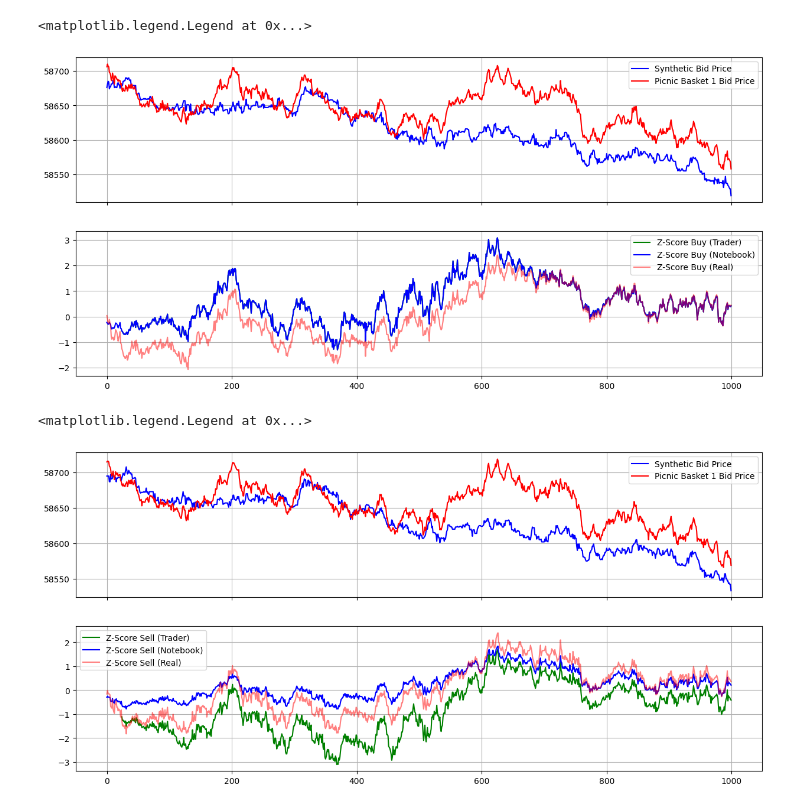
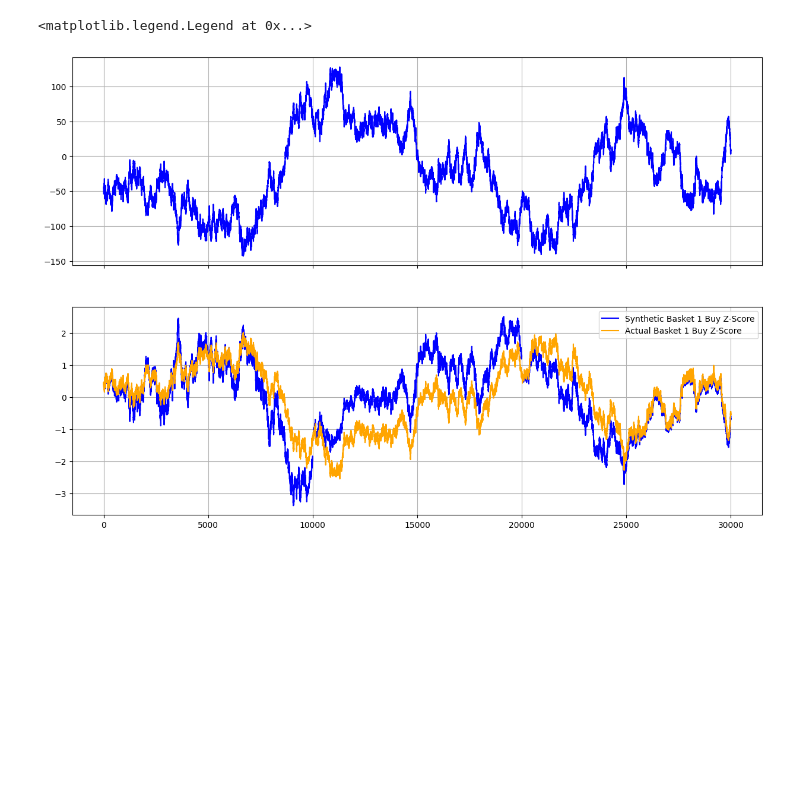
Before and after one commit to ashokolarov/prosperity3, a Jupyter notebook: development/round2/real_data_2.ipynb, the cells around one changed output. Cells and saved outputs as stored; diff of their text form; code cells hidden in the pictures; blank space fills up the shorter version.

```diff
--- a/development/round2/real_data_2.ipynb
+++ b/development/round2/real_data_2.ipynb
@@ -9,5 +9,5 @@ sys.path.append(os.path.abspath('..'))
 
 from log_processing import process_log, from_csv
 # %%
-log_file = "../../backtests/newest.log"
+log_file = "../../backtests/test.log"
 trader_data, products_data, activities, trades = process_log(log_file)
@@ -20,3 +14,11 @@ sb1_zscore_sell = sb1["z_score_sell"]
+# %%
+sb2 = products_data["SYNTHETIC_BASKET2"]
+sb2_buy_spread = sb2["buy_spread"]
+sb2_sell_spread = sb2["sell_spread"]
+sb2_zscore_buy = sb2["z_score_buy"]
+sb2_zscore_sell = sb2["z_score_sell"]
+
+new_time = sb2["timestamp"]
 # %%
 crois = activities[activities["product"] == "CROISSANTS"].reset_index(drop=True)
 jams = activities[activities["product"] == "JAMS"].reset_index(drop=True)
@@ -38,12 +40,12 @@ pb1_bid = pb1["bid_price_1"]
 
 pb2_ask = pb2["ask_price_1"]
 pb2_bid = pb2["bid_price_1"]
+
+syn_bid = 4 * cro_bid + 2 * jams_bid
+syn_ask = 4 * cro_ask + 2 * jams_ask
+
+spread_buy = pb2_ask - syn_bid
+spread_sell = pb2_bid - syn_ask
+
+z_score_buy = (spread_buy - spread_buy.mean()) / spread_buy.std()
+z_score_sell = (spread_sell - spread_sell.mean()) / spread_sell.std()
-# %%
-syn_bid = 6 * cro_bid + 3 * jams_bid + dje_bid
-syn_ask = 6 * cro_ask + 3 * jams_ask + dje_ask
-
-spread_buy = pb1_ask - syn_bid
-spread_sell = pb1_bid - syn_ask
-
-z_score_buy = (spread_buy - spread_buy.mean()) / spread_buy.std()
-z_score_sell = (spread_sell - spread_sell.mean()) / spread_sell.std()
@@ -92,31 +52,13 @@ for i in range(len(spread_buy)):
 # %%
+fig, axs = plt.subplots(2, 1, figsize=(15, 10), sharex=True)
 
-fig, axs = plt.subplots(2, 1, figsize=(15, 7), sharex=True)
-axs[0].plot(syn_bid, label="Synthetic Bid Price", color="blue")
-axs[0].plot(pb1_bid, label="Picnic Basket 1 Bid Price", color="red")
+axs[0].plot(syn_ask - pb2_bid, label="Spread", color="blue")
 axs[0].grid()
-axs[0].legend()
 
-axs[1].plot(sb1_zscore_buy, label="Z-Score Buy (Trader)", color="green")
-axs[1].plot(z_scores_buy_est, label="Z-Score Buy (Notebook)", color="blue")
-axs[1].plot(z_score_buy, label="Z-Score Buy (Real)", color="red", alpha=0.5)
+axs[1].plot(sb2_zscore_buy, label="Synthetic Basket 1 Buy Z-Score", color="blue")
+axs[1].plot(z_score_buy, label="Actual Basket 1 Buy Z-Score", color="orange")
 axs[1].grid()
 axs[1].legend()
 # %% [output]
 <matplotlib.legend.Legend at 0x...>
-[figure, old version]
+[figure, new version]
-# %%
-fig, axs = plt.subplots(2, 1, figsize=(15, 7), sharex=True)
-axs[0].plot(syn_ask, label="Synthetic Bid Price", color="blue")
-axs[0].plot(pb1_ask, label="Picnic Basket 1 Bid Price", color="red")
-axs[0].grid()
-axs[0].legend()
-
-axs[1].plot(sb1_zscore_sell, label="Z-Score Sell (Trader)", color="green")
-axs[1].plot(z_scores_sell_est, label="Z-Score Sell (Notebook)", color="blue")
-axs[1].plot(z_score_sell, label="Z-Score Sell (Real)", color="red", alpha=0.5)
-axs[1].grid()
-axs[1].legend()
-# %% [output]
-<matplotlib.legend.Legend at 0x...>
-[figure, removed]
```
Also changed, not shown: parts of 2 cells of this notebook, 6 other files.
